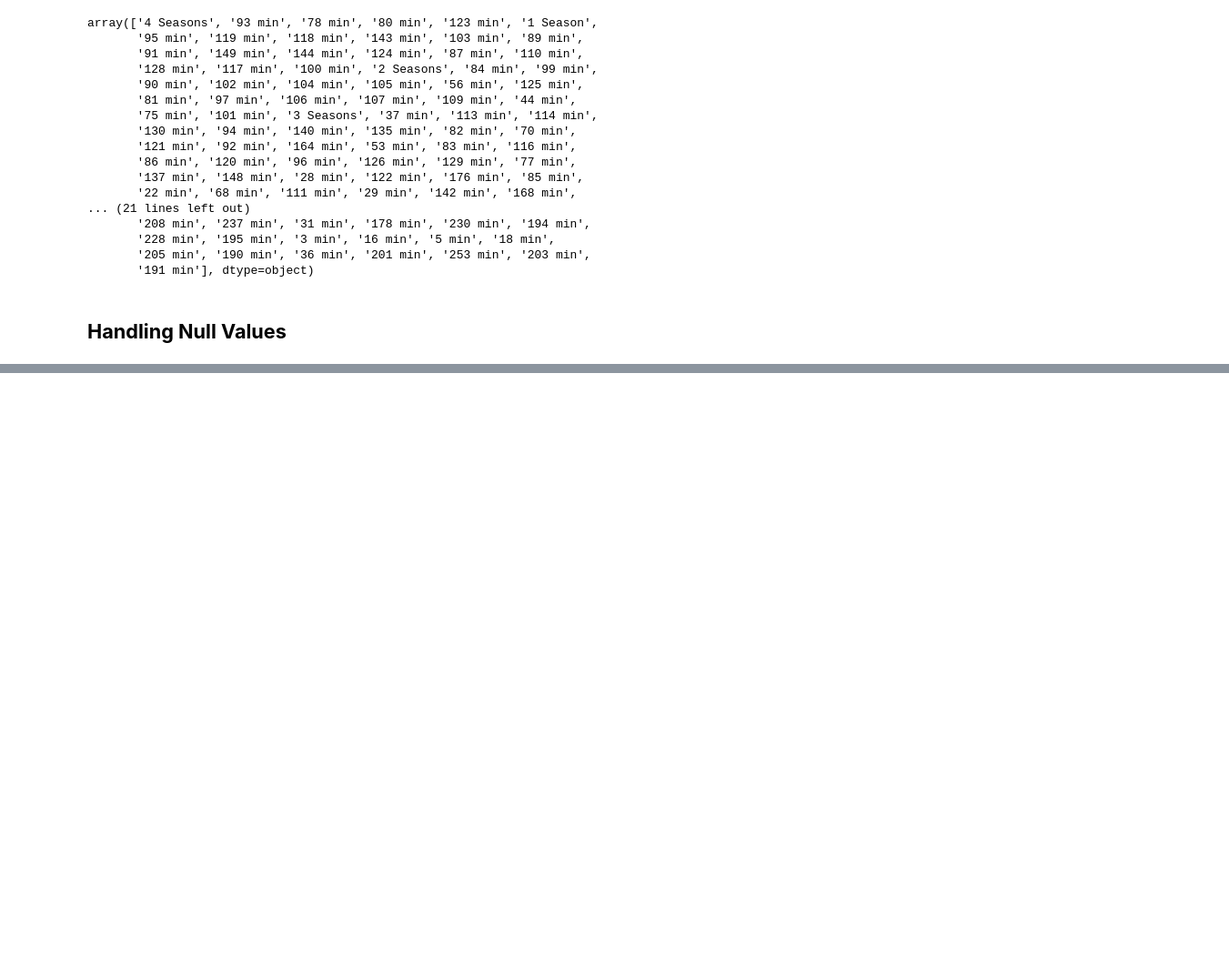
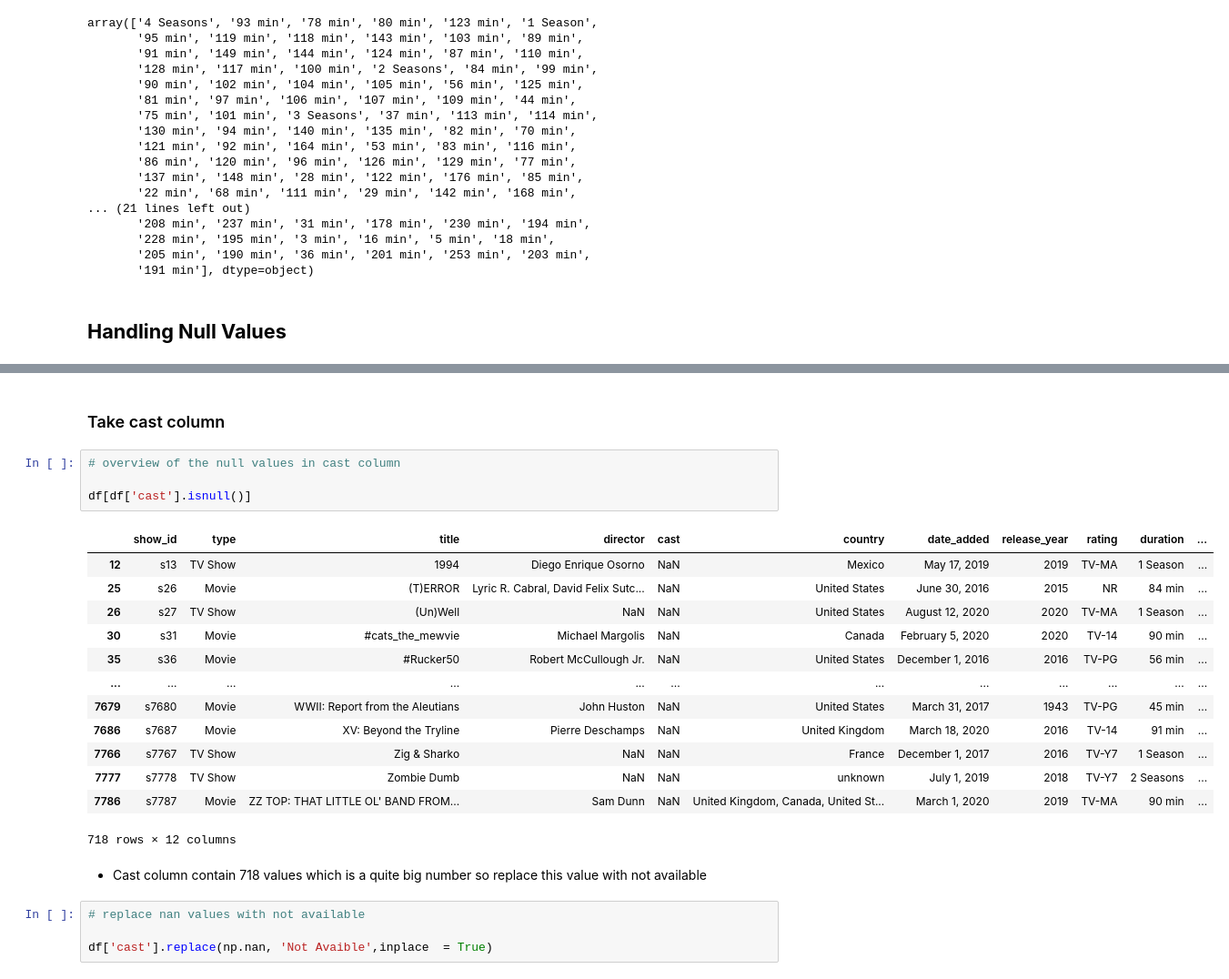
Before and after one commit to tarun422/Netflix-DataSet-Clustring, a Jupyter notebook: Netflix_Clustring.ipynb, the cells around one changed output, grey strips where cells are left out. Shown at 91% size. Saved outputs shown, nothing was run; the diff lists cells and outputs as text; blank space fills up the shorter version.

```diff
--- a/Netflix_Clustring.ipynb
+++ b/Netflix_Clustring.ipynb
@@ -478,0 +612,26 @@ df[df['rating'].isnull()]
+# %% [markdown]
+### Take cast column
+# %%
+# overview of the null values in cast column
+
+df[df['cast'].isnull()]
+# %% [output]
+|  | show_id | type | title | director | cast | country | date_added | release_year | rating | duration | ... |
+| 12 | s13 | TV Show | 1994 | Diego Enrique Osorno | NaN | Mexico | May 17, 2019 | 2019 | TV-MA | 1 Season | ... |
+| 25 | s26 | Movie | (T)ERROR | Lyric R. Cabral, David Felix Sutc... | NaN | United States | June 30, 2016 | 2015 | NR | 84 min | ... |
+| 26 | s27 | TV Show | (Un)Well | NaN | NaN | United States | August 12, 2020 | 2020 | TV-MA | 1 Season | ... |
+| 30 | s31 | Movie | #cats_the_mewvie | Michael Margolis | NaN | Canada | February 5, 2020 | 2020 | TV-14 | 90 min | ... |
+| 35 | s36 | Movie | #Rucker50 | Robert McCullough Jr. | NaN | United States | December 1, 2016 | 2016 | TV-PG | 56 min | ... |
+| ... | ... | ... | ... | ... | ... | ... | ... | ... | ... | ... | ... |
+| 7679 | s7680 | Movie | WWII: Report from the Aleutians | John Huston | NaN | United States | March 31, 2017 | 1943 | TV-PG | 45 min | ... |
+| 7686 | s7687 | Movie | XV: Beyond the Tryline | Pierre Deschamps | NaN | United Kingdom | March 18, 2020 | 2016 | TV-14 | 91 min | ... |
+| 7766 | s7767 | TV Show | Zig & Sharko | NaN | NaN | France | December 1, 2017 | 2016 | TV-Y7 | 1 Season | ... |
+| 7777 | s7778 | TV Show | Zombie Dumb | NaN | NaN | unknown | July 1, 2019 | 2018 | TV-Y7 | 2 Seasons | ... |
+| 7786 | s7787 | Movie | ZZ TOP: THAT LITTLE OL' BAND FROM... | Sam Dunn | NaN | United Kingdom, Canada, United St... | March 1, 2020 | 2019 | TV-MA | 90 min | ... |
+718 rows × 12 columns
+# %% [markdown]
+* Cast column contain 718 values which is a quite big number so replace this value with not available
+# %%
+# replace nan values with not available
+
+df['cast'].replace(np.nan, 'Not Avaible',inplace  = True)
```
Also changed, not shown: parts of 21 cells of this notebook.
